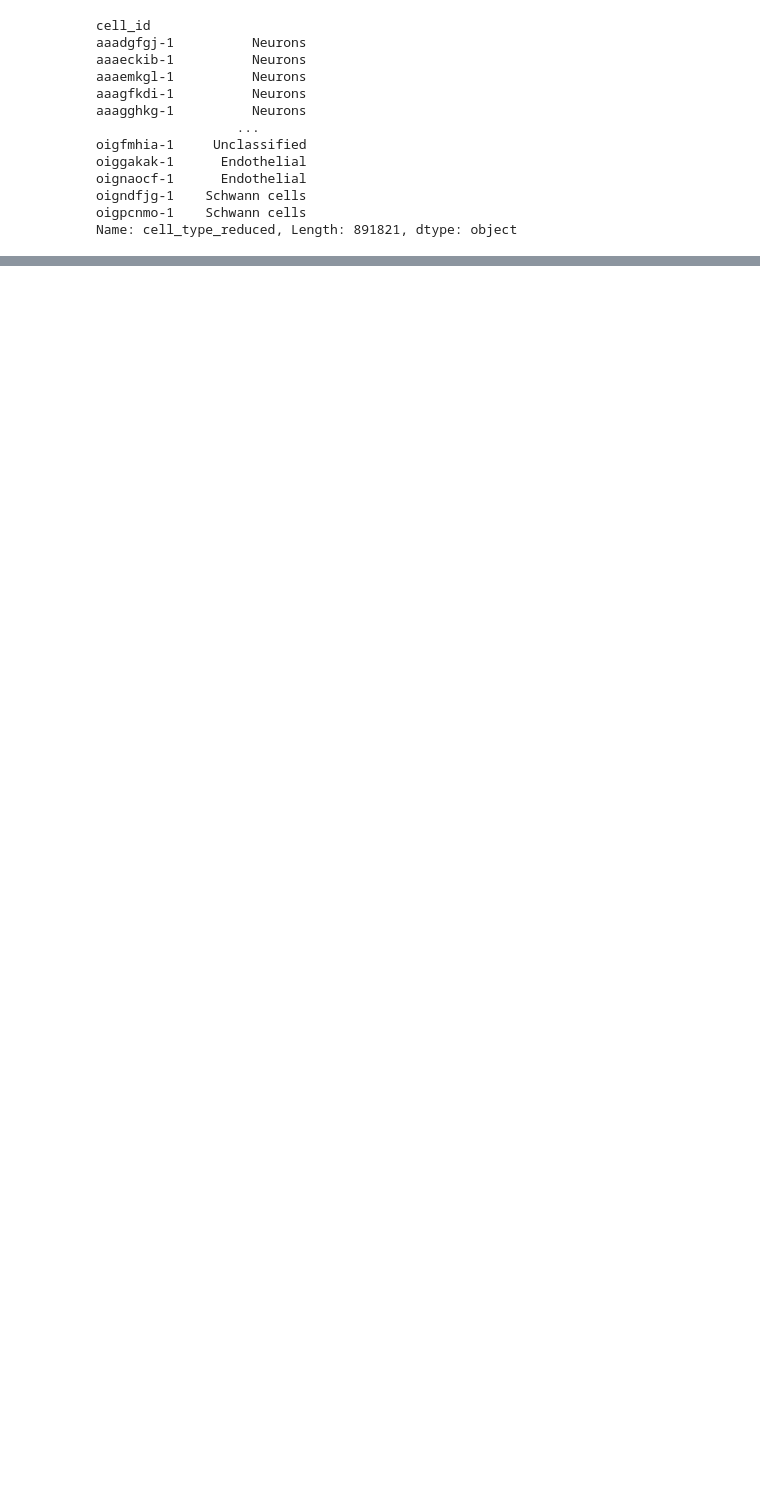
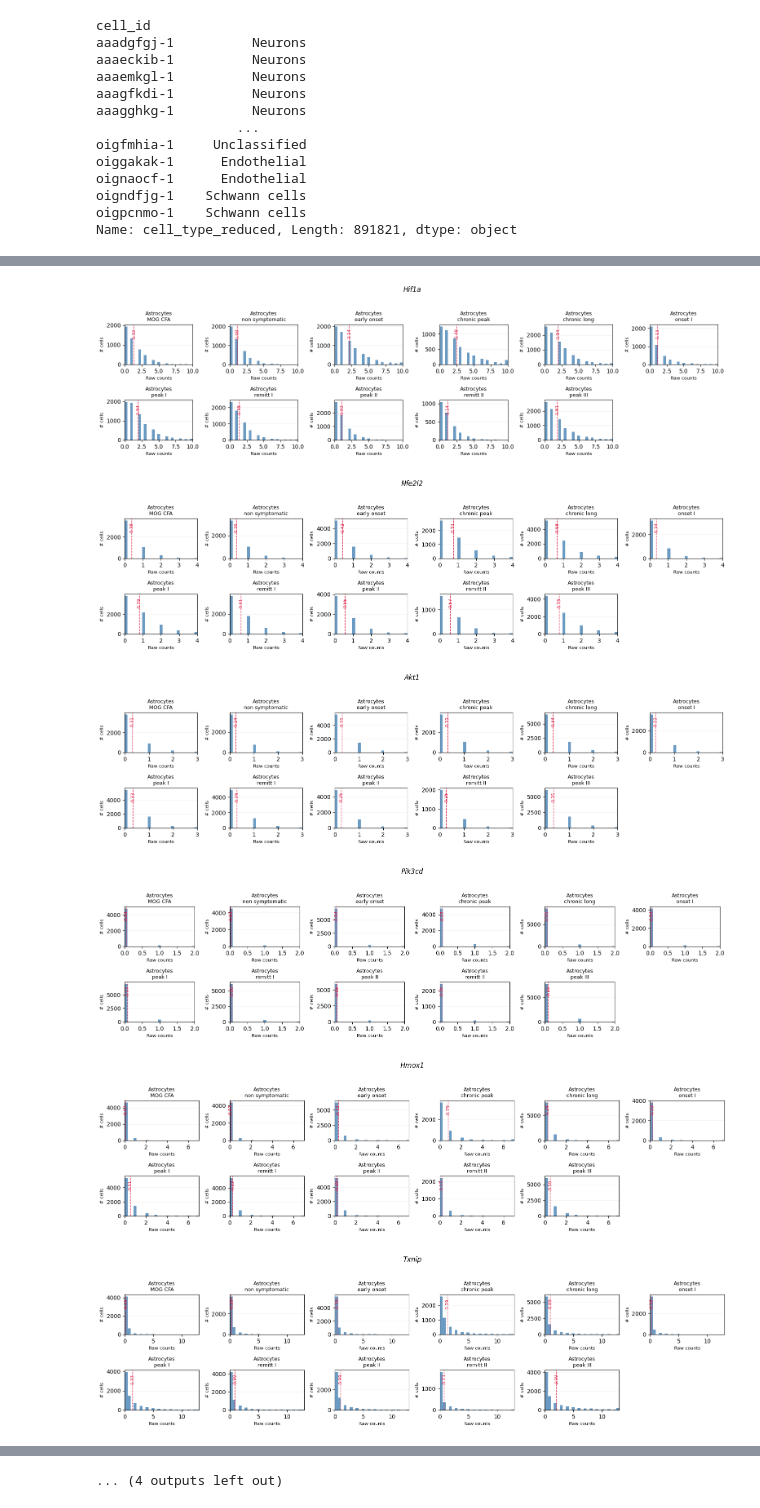
Before and after one commit to christoffermattssonlangseth/MitoMetaoMicS, a Jupyter notebook: notebooks/xenium_eae_data/heatmap_course.ipynb, the cells around one changed output, grey strips where cells are left out. Saved outputs shown, nothing was run; the diff lists cells and outputs as text; code cells hidden in the pictures; blank space fills up the shorter version.

```diff
--- a/notebooks/xenium_eae_data/heatmap_course.ipynb
+++ b/notebooks/xenium_eae_data/heatmap_course.ipynb
@@ -704,0 +394,19 @@ adata_sub
+# %%
+genes = ["Hif1a","Nfe2l2","Akt1","Pik3cd","Hmox1","Txnip","Slc16a1","Slc16a3",
+         "Ldha","Ldhb","Mfn1","Mfn2","Opa1","Pkm","Sirt2","Ppargc1a"]
+
+histograms_separate_per_group(
+    adata, genes,
+    celltypes=["Astrocytes"],         # pick what you want
+    courses=['MOG CFA',"non symptomatic","early onset","chronic peak","chronic long",
+             "onset I","peak I","remitt I","peak II","remitt II","peak III"],
+    condition=None,#"EAE",   # or "CONTROL"
+    bins=25, q=0.995, max_cells_per_group=10000
+)
+# %% [output]
+[figure, added]
+[figure, added]
+[figure, added]
+[figure, added]
+[figure, added]
+[figure, added]
@@ -704,0 +419 @@ adata_sub
+... (4 outputs left out)
```
Also changed, not shown: parts of 17 cells of this notebook.
